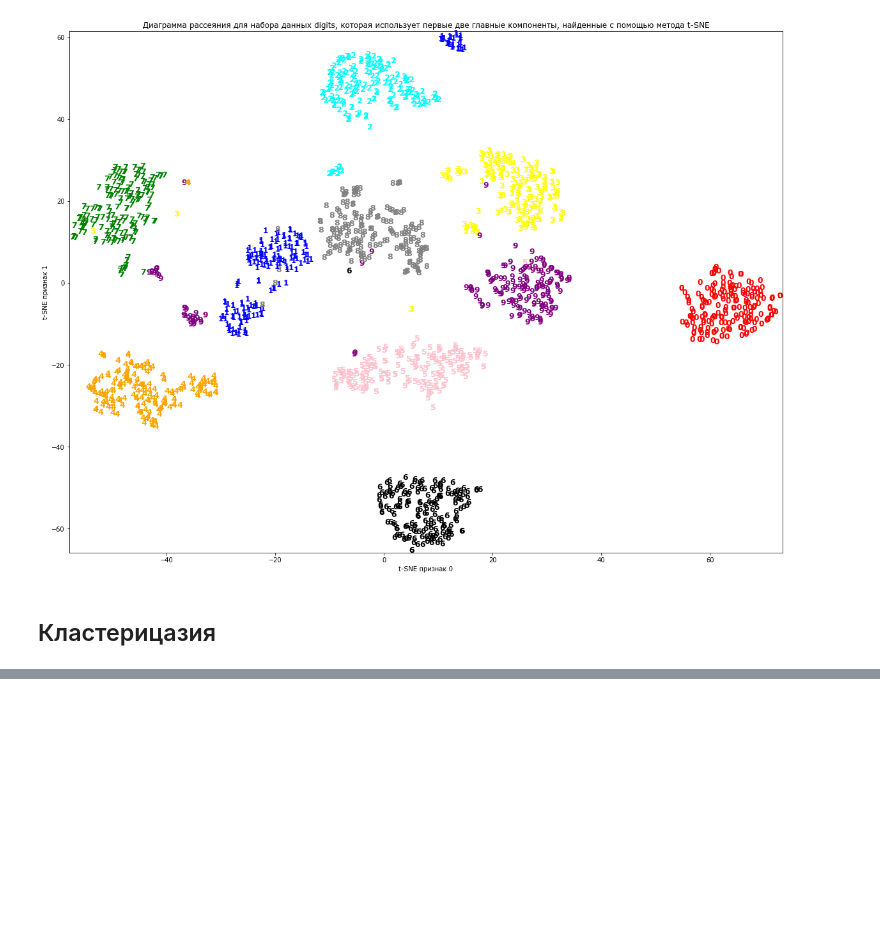
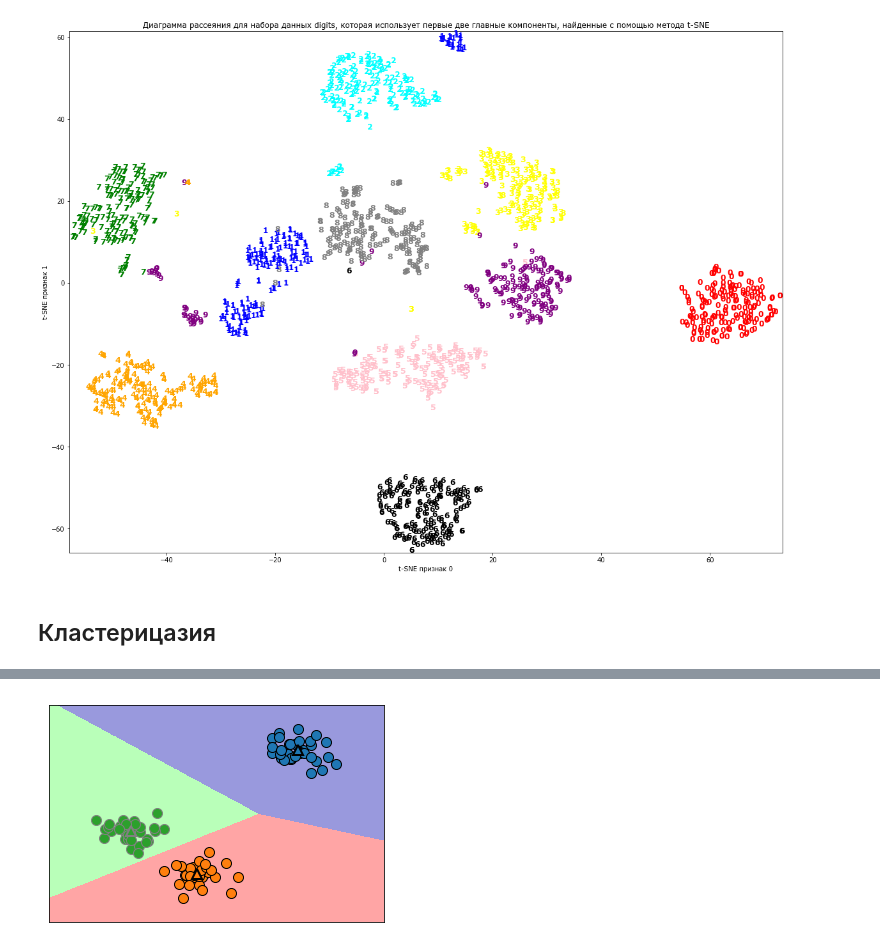
Before and after one commit to azamind/ml-intro, a Jupyter notebook: code/Chapter3.ipynb, the cells around one changed output, grey strips where cells are left out. Saved outputs shown, nothing was run; the diff lists cells and outputs as text; code cells hidden in the pictures; blank space fills up the shorter version.

```diff
--- a/code/Chapter3.ipynb
+++ b/code/Chapter3.ipynb
@@ -489,0 +498,5 @@ plt.show()
+# %%
+# Центры кластеров и границы кластеров найденные с помощью алгоритма k-средних
+mglearn.plots.plot_kmeans_boundaries()
+# %% [output]
+[figure, added]
```
Also changed, not shown: parts of 16 cells of this notebook.
